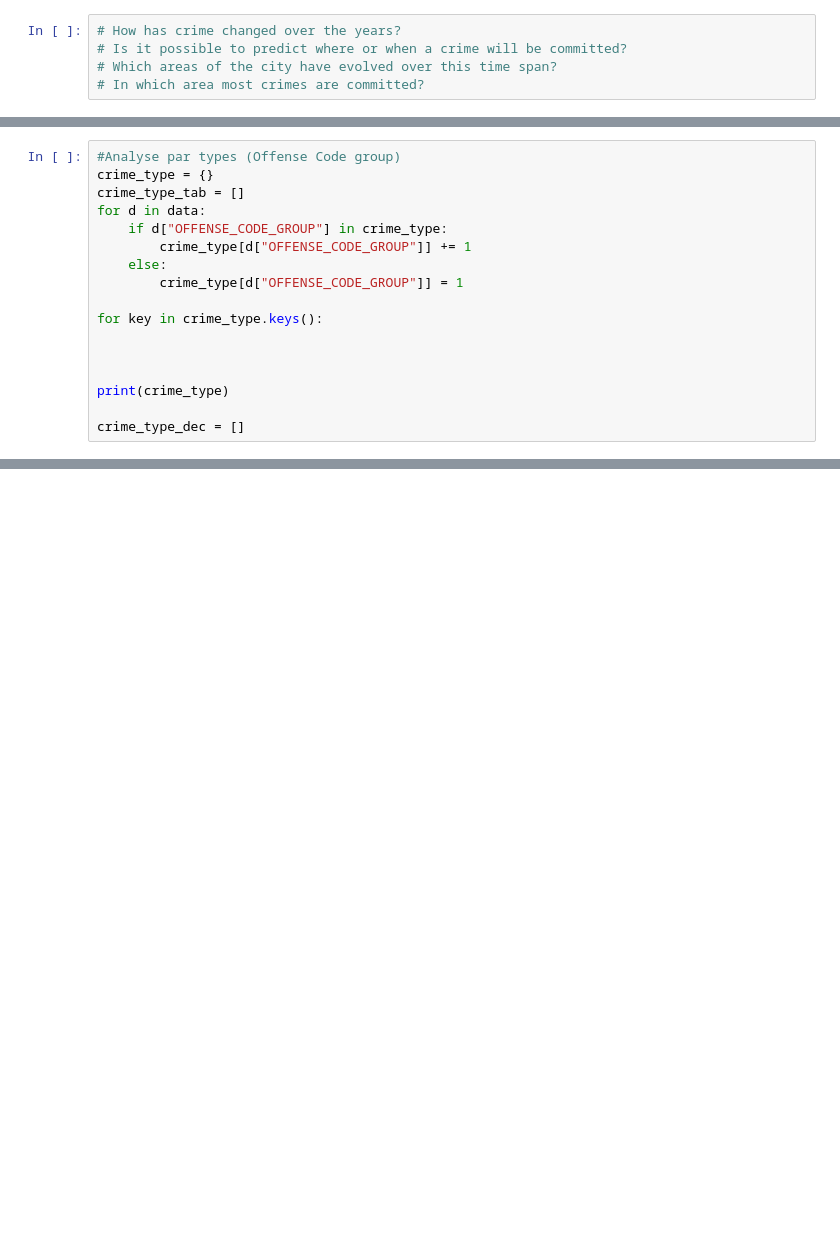
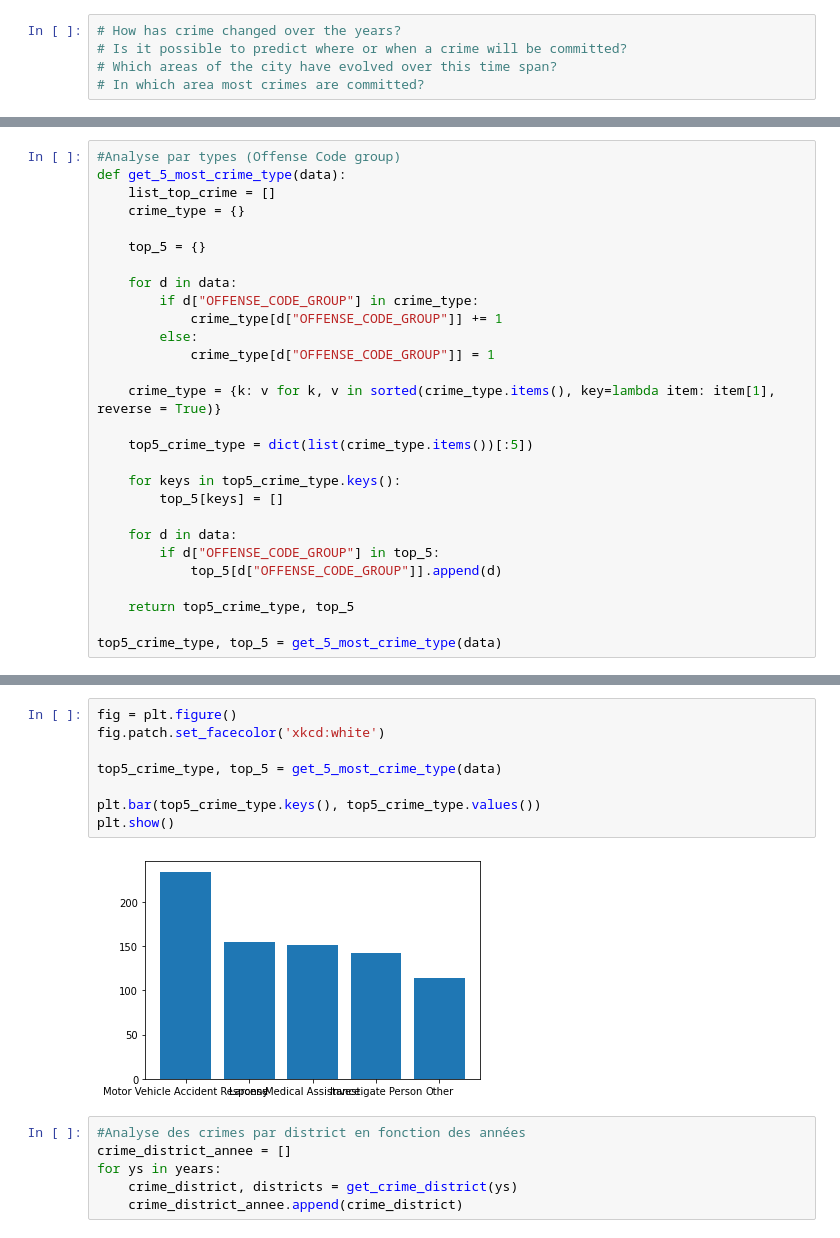
Before and after one commit to koeberlc/data731-projet, a Jupyter notebook: data731-analyse.ipynb, the cells around one changed output, grey strips where cells are left out. Cells and saved outputs as stored; diff of their text form; blank space fills up the shorter version.

```diff
--- a/data731-analyse.ipynb
+++ b/data731-analyse.ipynb
@@ -77,17 +95,28 @@ plt.show()
 # %%
 #Analyse par types (Offense Code group)
-crime_type = {}
-crime_type_tab = []
-for d in data:
-    if d["OFFENSE_CODE_GROUP"] in crime_type:
-        crime_type[d["OFFENSE_CODE_GROUP"]] += 1
-    else:
-        crime_type[d["OFFENSE_CODE_GROUP"]] = 1
+def get_5_most_crime_type(data):
+    list_top_crime = []
+    crime_type = {}
 
-for key in crime_type.keys():
+    top_5 = {}
 
+    for d in data:
+        if d["OFFENSE_CODE_GROUP"] in crime_type:
+            crime_type[d["OFFENSE_CODE_GROUP"]] += 1
+        else:
+            crime_type[d["OFFENSE_CODE_GROUP"]] = 1
 
+    crime_type = {k: v for k, v in sorted(crime_type.items(), key=lambda item: item[1], reverse = True)}
 
-print(crime_type)
+    top5_crime_type = dict(list(crime_type.items())[:5])
 
-crime_type_dec = []
+    for keys in top5_crime_type.keys():
+        top_5[keys] = []
+
+    for d in data:
+        if d["OFFENSE_CODE_GROUP"] in top_5:
+            top_5[d["OFFENSE_CODE_GROUP"]].append(d)
+
+    return top5_crime_type, top_5
+
+top5_crime_type, top_5 = get_5_most_crime_type(data)
@@ -95,0 +123,16 @@ IndentationError: expected an indented block (Temp/ipykernel_19160/962253717.py,
+# %%
+fig = plt.figure()
+fig.patch.set_facecolor('xkcd:white')
+
+top5_crime_type, top_5 = get_5_most_crime_type(data)
+
+plt.bar(top5_crime_type.keys(), top5_crime_type.values())
+plt.show()
+# %% [output]
+[figure, added]
+# %%
+#Analyse des crimes par district en fonction des années
+crime_district_annee = []
+for ys in years:
+    crime_district, districts = get_crime_district(ys)
+    crime_district_annee.append(crime_district)
```
Also changed, not shown: parts of 16 cells of this notebook.
